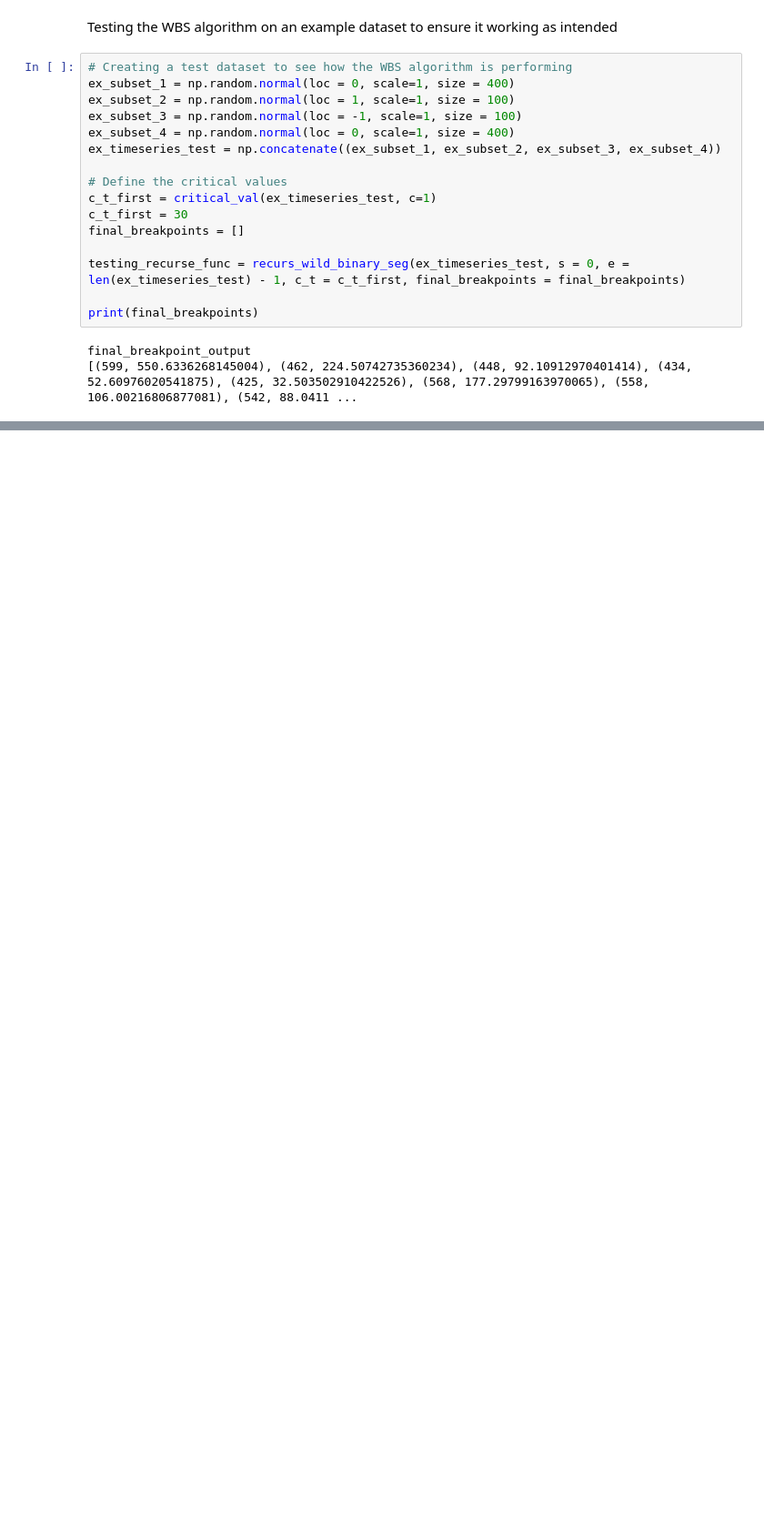
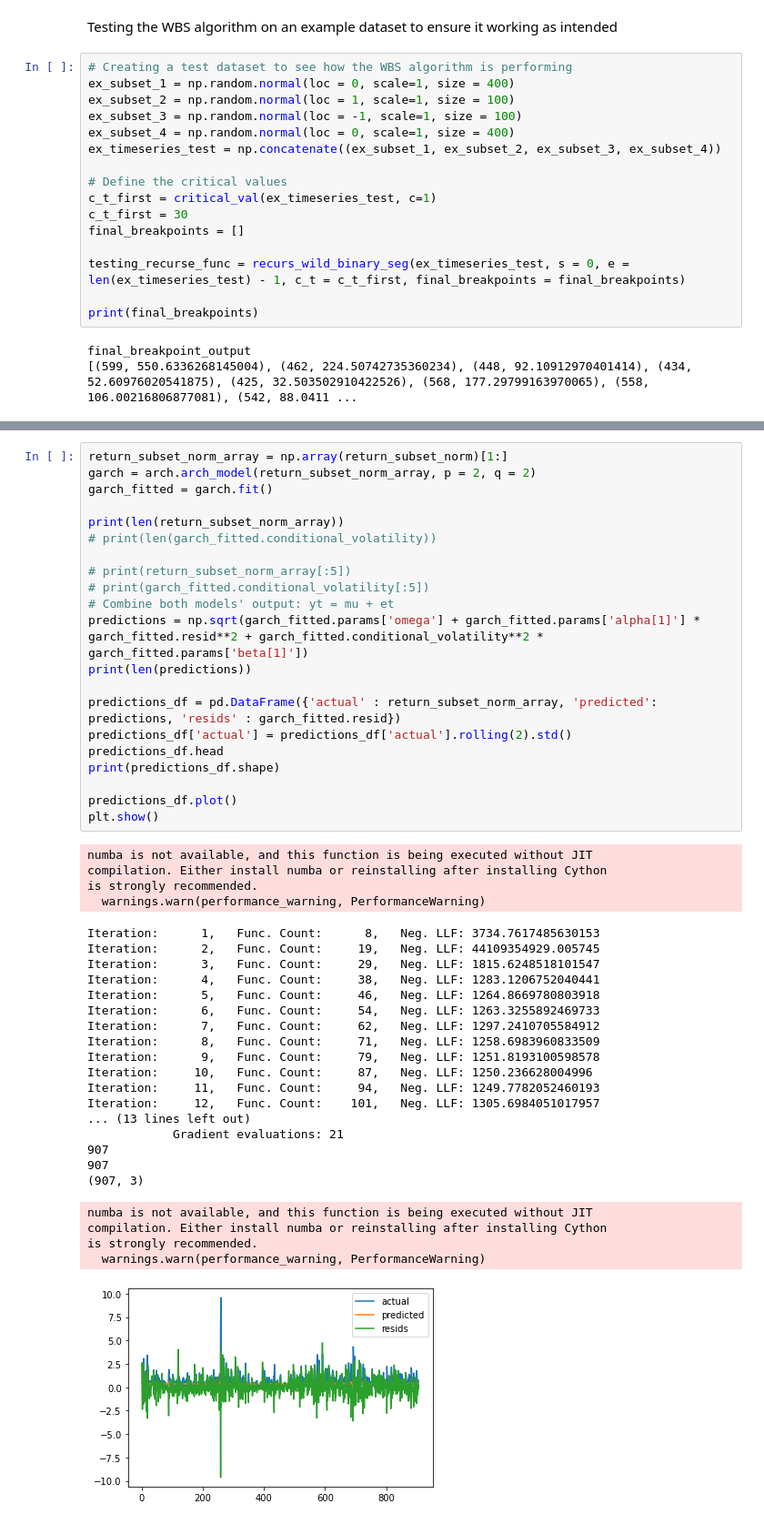
Before and after one commit to jonathan-bugg/crypto_portfolio_opt, a Jupyter notebook: coin_eda.ipynb, the cells around one changed output, grey strips where cells are left out. Shown at 91% size. Drawn from its saved outputs; the diff is of its cells as text; blank space fills up the shorter version.

```diff
--- a/coin_eda.ipynb
+++ b/coin_eda.ipynb
@@ -316,0 +338,48 @@ max_break_point(btc_array_standardized, s=0, e=len(btc_array_standardized))
+# %%
+return_subset_norm_array = np.array(return_subset_norm)[1:]
+garch = arch.arch_model(return_subset_norm_array, p = 2, q = 2)
+garch_fitted = garch.fit()
+
+print(len(return_subset_norm_array))
+# print(len(garch_fitted.conditional_volatility))
+
+# print(return_subset_norm_array[:5])
+# print(garch_fitted.conditional_volatility[:5])
+# Combine both models' output: yt = mu + et
+predictions = np.sqrt(garch_fitted.params['omega'] + garch_fitted.params['alpha[1]'] * garch_fitted.resid**2 + garch_fitted.conditional_volatility**2 * garch_fitted.params['beta[1]'])
+print(len(predictions))
+
+predictions_df = pd.DataFrame({'actual' : return_subset_norm_array, 'predicted': predictions, 'resids' : garch_fitted.resid})
+predictions_df['actual'] = predictions_df['actual'].rolling(2).std()
+predictions_df.head
+print(predictions_df.shape)
+
+predictions_df.plot()
+plt.show()
+# %% [output]
+numba is not available, and this function is being executed without JIT
+compilation. Either install numba or reinstalling after installing Cython
+is strongly recommended.
+  warnings.warn(performance_warning, PerformanceWarning)
+Iteration:      1,   Func. Count:      8,   Neg. LLF: 3734.7617485630153
+Iteration:      2,   Func. Count:     19,   Neg. LLF: 44109354929.005745
+Iteration:      3,   Func. Count:     29,   Neg. LLF: 1815.6248518101547
+Iteration:      4,   Func. Count:     38,   Neg. LLF: 1283.1206752040441
+Iteration:      5,   Func. Count:     46,   Neg. LLF: 1264.8669780803918
+Iteration:      6,   Func. Count:     54,   Neg. LLF: 1263.3255892469733
+Iteration:      7,   Func. Count:     62,   Neg. LLF: 1297.2410705584912
+Iteration:      8,   Func. Count:     71,   Neg. LLF: 1258.6983960833509
+Iteration:      9,   Func. Count:     79,   Neg. LLF: 1251.8193100598578
+Iteration:     10,   Func. Count:     87,   Neg. LLF: 1250.236628004996
+Iteration:     11,   Func. Count:     94,   Neg. LLF: 1249.7782052460193
+Iteration:     12,   Func. Count:    101,   Neg. LLF: 1305.6984051017957
+... (13 lines left out)
+            Gradient evaluations: 21
+907
+907
+(907, 3)
+numba is not available, and this function is being executed without JIT
+compilation. Either install numba or reinstalling after installing Cython
+is strongly recommended.
+  warnings.warn(performance_warning, PerformanceWarning)
+[figure, added]
```
Also changed, not shown: parts of 20 cells of this notebook.
